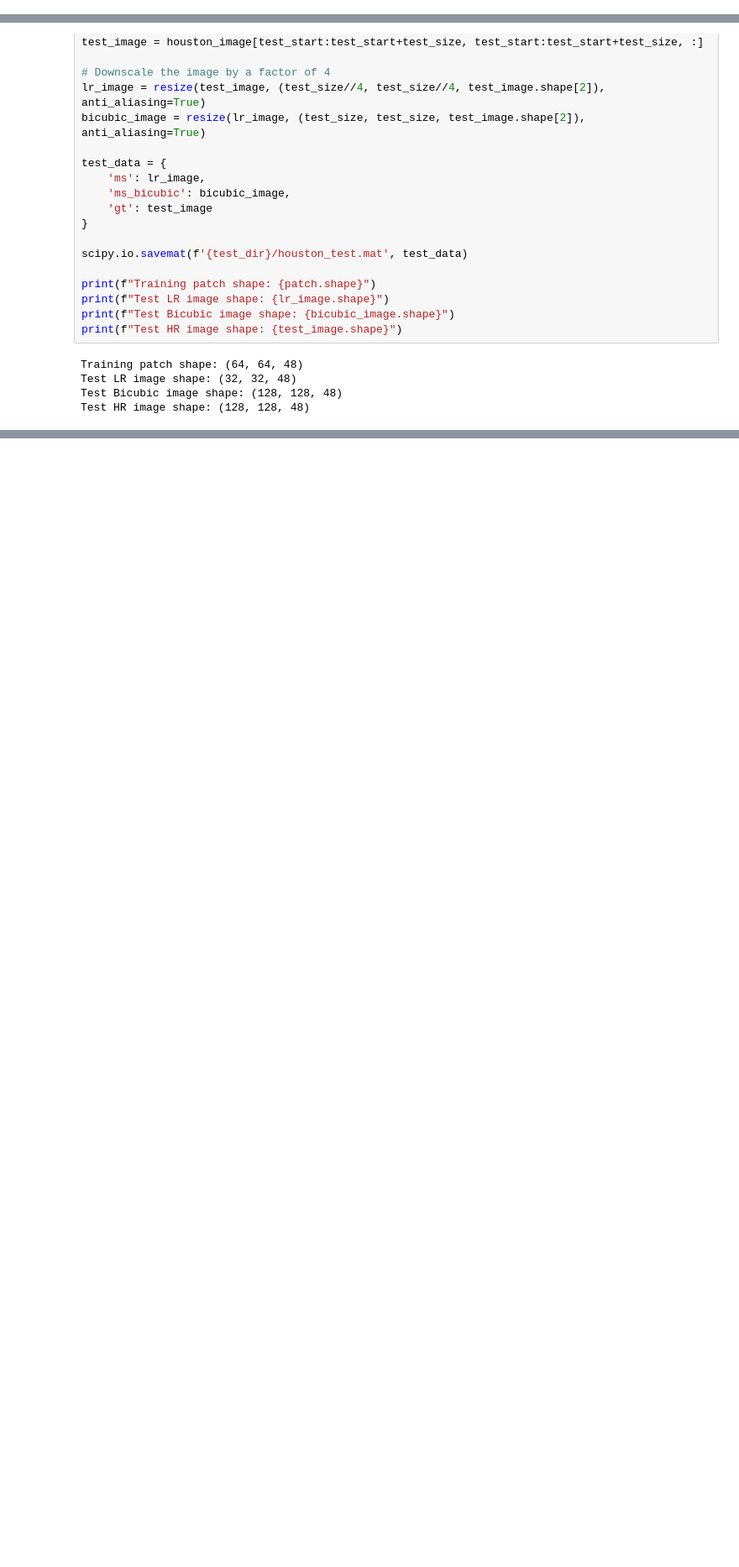
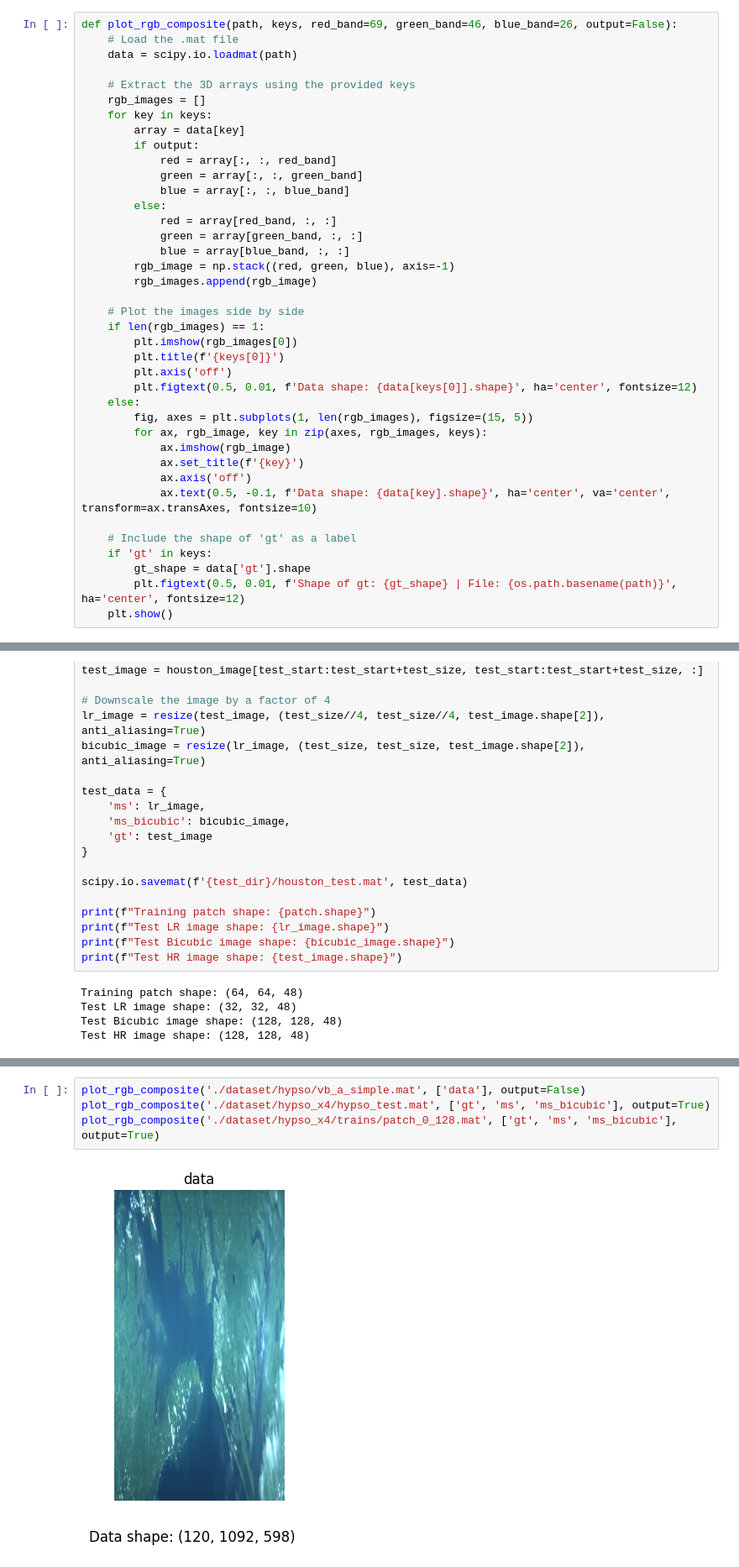
Before and after one commit to bjornolo/HyperSIGMA-fork, a Jupyter notebook: ImageSuperResolution/SuperResolution.ipynb, the cells around one changed output, grey strips where cells are left out. Shown at 84% size. Cells and saved outputs as stored; diff of their text form; blank space fills up the shorter version.

```diff
--- a/ImageSuperResolution/SuperResolution.ipynb
+++ b/ImageSuperResolution/SuperResolution.ipynb
@@ -317,0 +354,39 @@ raster shape:   (3, 12020, 11920)
+# %%
+def plot_rgb_composite(path, keys, red_band=69, green_band=46, blue_band=26, output=False):
+    # Load the .mat file
+    data = scipy.io.loadmat(path)
+
+    # Extract the 3D arrays using the provided keys
+    rgb_images = []
+    for key in keys:
+        array = data[key]
+        if output:
+            red = array[:, :, red_band]
+            green = array[:, :, green_band]
+            blue = array[:, :, blue_band]
+        else:
+            red = array[red_band, :, :]
+            green = array[green_band, :, :]
+            blue = array[blue_band, :, :]
+        rgb_image = np.stack((red, green, blue), axis=-1)
+        rgb_images.append(rgb_image)
+
+    # Plot the images side by side
+    if len(rgb_images) == 1:
+        plt.imshow(rgb_images[0])
+        plt.title(f'{keys[0]}')
+        plt.axis('off')
+        plt.figtext(0.5, 0.01, f'Data shape: {data[keys[0]].shape}', ha='center', fontsize=12)
+    else:
+        fig, axes = plt.subplots(1, len(rgb_images), figsize=(15, 5))
+        for ax, rgb_image, key in zip(axes, rgb_images, keys):
+            ax.imshow(rgb_image)
+            ax.set_title(f'{key}')
+            ax.axis('off')
+            ax.text(0.5, -0.1, f'Data shape: {data[key].shape}', ha='center', va='center', transform=ax.transAxes, fontsize=10)
+
+    # Include the shape of 'gt' as a label
+    if 'gt' in keys:
+        gt_shape = data['gt'].shape
+        plt.figtext(0.5, 0.01, f'Shape of gt: {gt_shape} | File: {os.path.basename(path)}', ha='center', fontsize=12)
+    plt.show()
@@ -479,0 +745,6 @@ Processed image shape: (128, 128, 128, 48)
+# %%
+plot_rgb_composite('./dataset/hypso/vb_a_simple.mat', ['data'], output=False)
+plot_rgb_composite('./dataset/hypso_x4/hypso_test.mat', ['gt', 'ms', 'ms_bicubic'], output=True)
+plot_rgb_composite('./dataset/hypso_x4/trains/patch_0_128.mat', ['gt', 'ms', 'ms_bicubic'], output=True)
+# %% [output]
+[figure, added]
```
Also changed, not shown: parts of 17 cells of this notebook.
